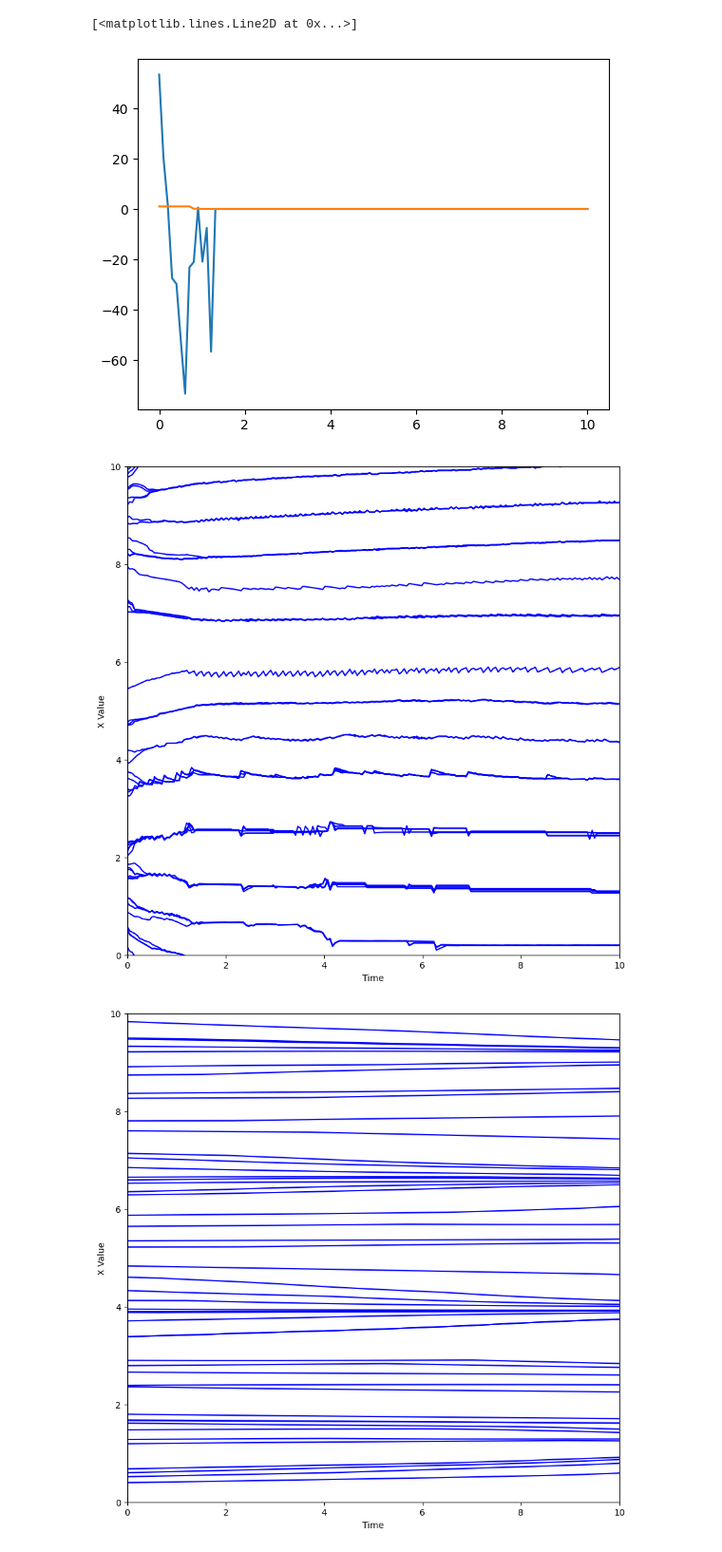
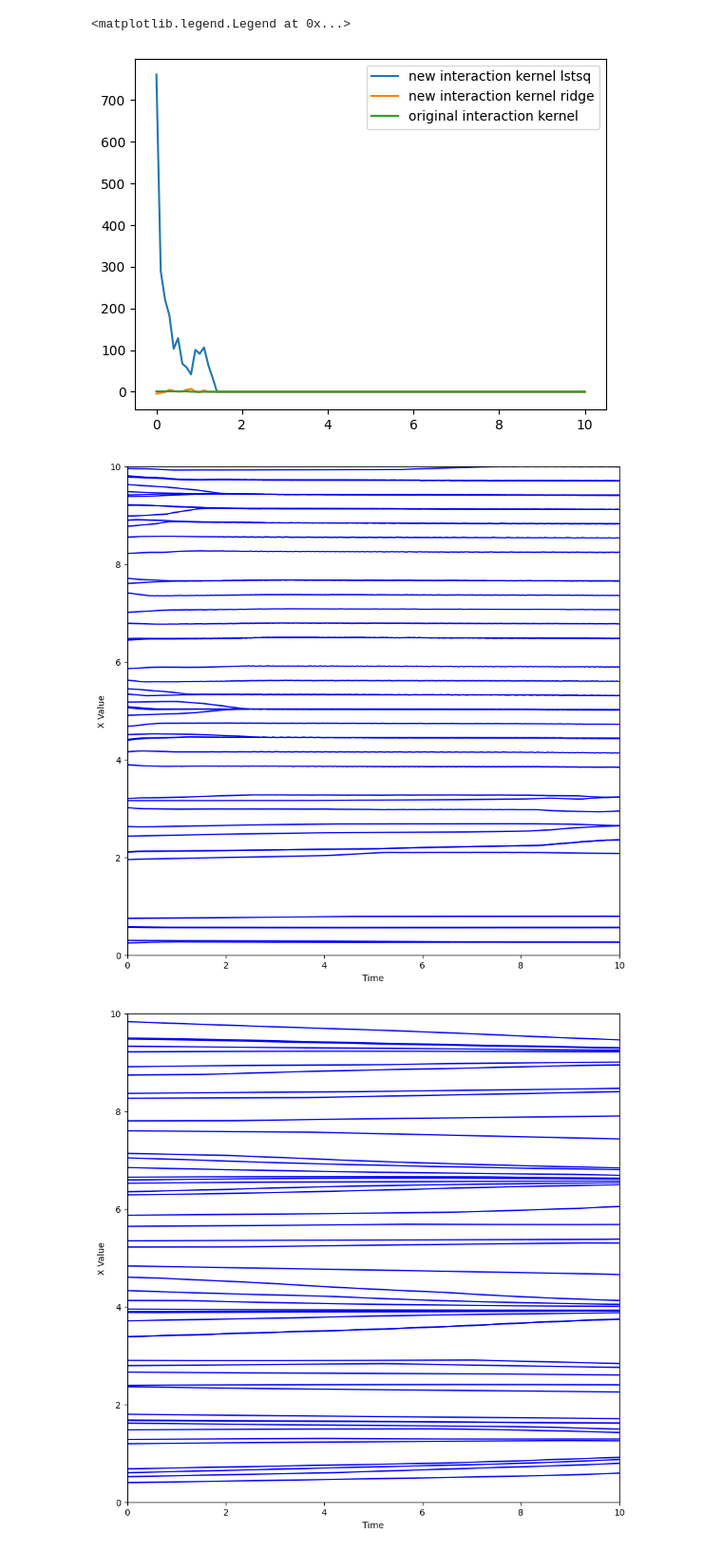
Before and after one commit to mlee3001/Trajectory-Research, a Jupyter notebook: OpinionDynamicsReverse.ipynb, the cells around one changed output. Shown at 95% size. Saved outputs shown, nothing was run; the diff lists cells and outputs as text; code cells hidden in the pictures.

Commit message:
Currently working Reversal with decent coefficients

```diff
--- a/OpinionDynamicsReverse.ipynb
+++ b/OpinionDynamicsReverse.ipynb
@@ -82,7 +82,7 @@ ylim = (0, 10)
 start_time = time.time()
 
 #Generate Trajectory Data
-num_trajectories = 1
+num_trajectories = 5
 trajectories = []
 
 for i in range(num_trajectories):
@@ -252,9 +250,10 @@ b_L = sum(b_vectors) / num_trajectories
 a_optimal, residuals, rank, s = np.linalg.lstsq(A_L, b_L, rcond=None) #Use Numpy function to optimize coefficients from A_L and b_L
 
 #Ridge Regression
-ridge = Ridge(alpha=1e-3)
+ridge = Ridge(alpha=5)
 ridge.fit(A_normalized, trajectories[0].flatten())
 coefficients = ridge.coef_
+print(coefficients)
 
 #Generate predicted data using optimized coefficients
 predicted_trajectories = []
@@ -280,21 +296,23 @@ Total Computation Time: 2384.1103658676147
 # %%
 #interaction function plot comparison
 
 x_values = np.linspace(0, 10, num_intervals)
 original = []
 for value in x_values:
     if (0 <= value < (1/np.sqrt(2))):
         original.append(1)
     elif ((1/np.sqrt(2)) <= value < 1):
         original.append(0.1)
     else:
         original.append(0)
 
-plt.plot(x_values, coefficients, label = "new interaction kernel")
+plt.plot(x_values, a_optimal[1:], label = "new interaction kernel lstsq")
+plt.plot(x_values, coefficients, label = "new interaction kernel ridge")
 plt.plot(x_values, original, label = "original interaction kernel")
+plt.legend()
 # %% [output]
-[<matplotlib.lines.Line2D at 0x...>]
+<matplotlib.legend.Legend at 0x...>
-[figure, old version]
+[figure, new version]
 # %%
 #Create new interaction function utilizing the new coefficients
 def new_interaction_function(r, a_optimal = coefficients):
@@ -309,7 +327,7 @@ def new_interaction_function(r, a_optimal = coefficients):
 test_trajectory = generate_trajectory(dim, N, t_span, t_steps, new_interaction_function)
 plot_agent_paths(test_trajectory)
 # %% [output]
-[figure, old version]
+[figure, new version]
 # %%
 #Plot original trajectory for comparison
 plot_agent_paths(trajectories[0])
```
Also changed, not shown: parts of 4 cells of this notebook, 1 other file.
